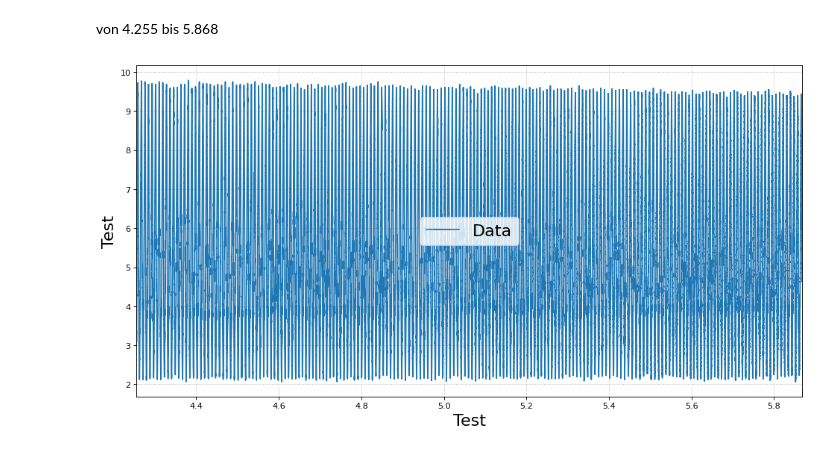
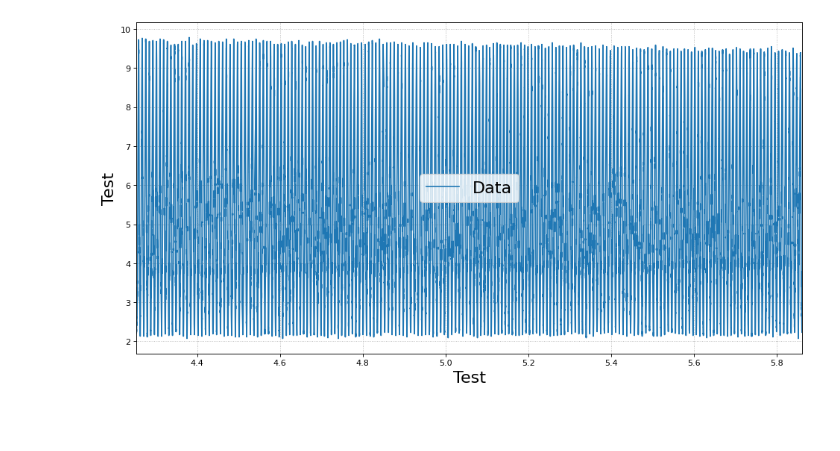
Before and after one commit to Friedrich-Jahns/Fortgeschrittenen-Praktikum-Physik, a Jupyter notebook: FP4_Michelson/A3/A3_fft.ipynb, the cells around one changed output. Saved outputs shown, nothing was run; the diff lists cells and outputs as text; code cells hidden in the pictures; blank space fills up the shorter version.

```diff
--- a/FP4_Michelson/A3/A3_fft.ipynb
+++ b/FP4_Michelson/A3/A3_fft.ipynb
@@ -19,14 +17,10 @@ with open('Res/cp-cal_res.txt','r') as tf:
     cal = np.genfromtxt(tf).T
 
 data = f.channel_to_pos(data,cal)
-# %% [markdown]
-von 4.255
-bis 5.868
 # %%
 f.figsize(2)
-plt.errorbar(data[0],data[1],xerr=data[2],label = 'Data')
+plt.errorbar(data[0],data[1],label = 'Data',ecolor='lightgray')
 
-f.form([4.255,5.868])
-#f.form([4.4,5])
+f.form([4.2532,5.8615])
 # %% [output]
-[figure, old version]
+[figure, new version]
```
Also changed, not shown: parts of 5 cells of this notebook, 5 other files.
